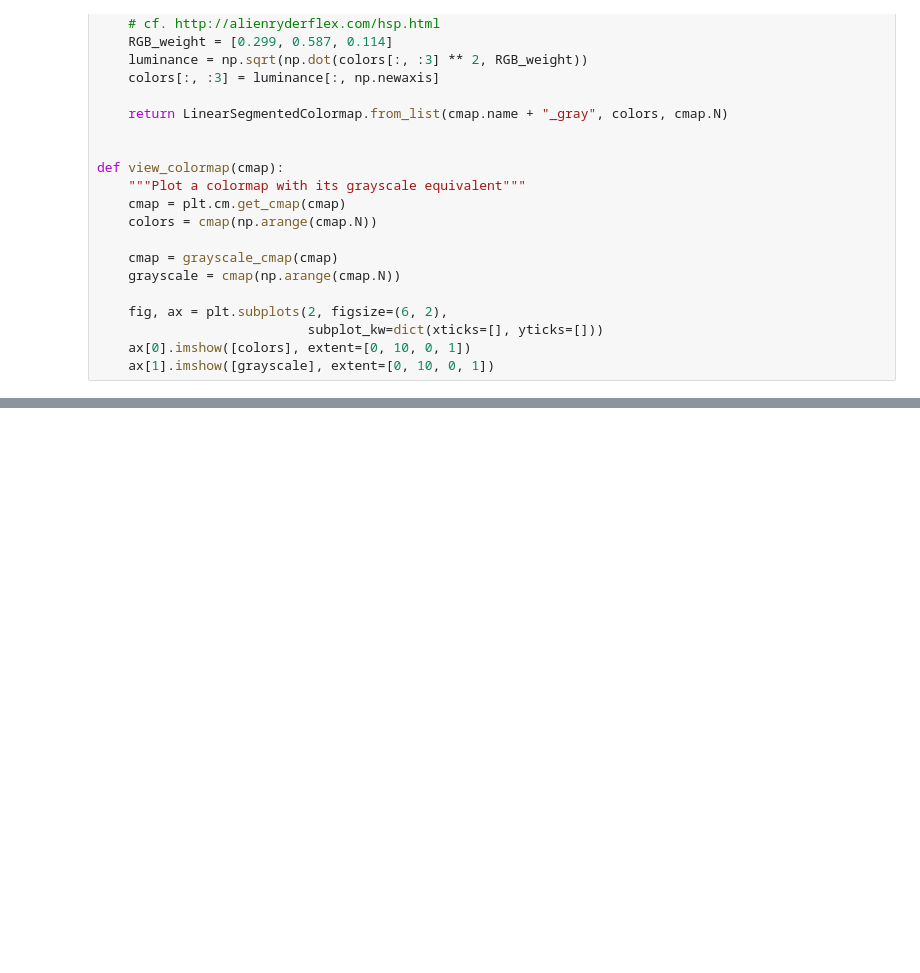
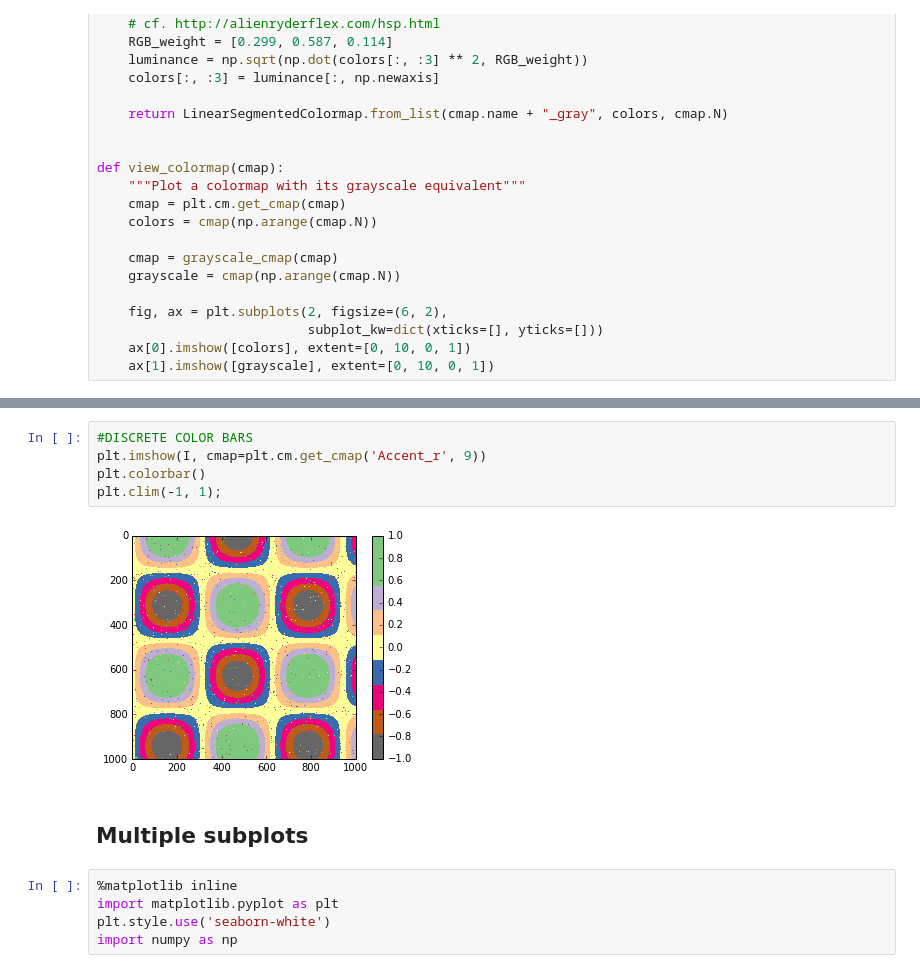
Before and after one commit to MrudulaBharadwaj/Internship, a Jupyter notebook: Matplotlib.ipynb, the cells around one changed output, grey strips where cells are left out. Saved outputs shown, nothing was run; the diff lists cells and outputs as text; blank space fills up the shorter version.

```diff
--- a/Matplotlib.ipynb
+++ b/Matplotlib.ipynb
@@ -346,0 +384,14 @@ view_colormap('jet')
+# %%
+#DISCRETE COLOR BARS
+plt.imshow(I, cmap=plt.cm.get_cmap('Accent_r', 9))
+plt.colorbar()
+plt.clim(-1, 1);
+# %% [output]
+[figure, added]
+# %% [markdown]
+## **Multiple subplots**
+# %%
+%matplotlib inline
+import matplotlib.pyplot as plt
+plt.style.use('seaborn-white')
+import numpy as np
```
Also changed, not shown: parts of 33 cells of this notebook.
